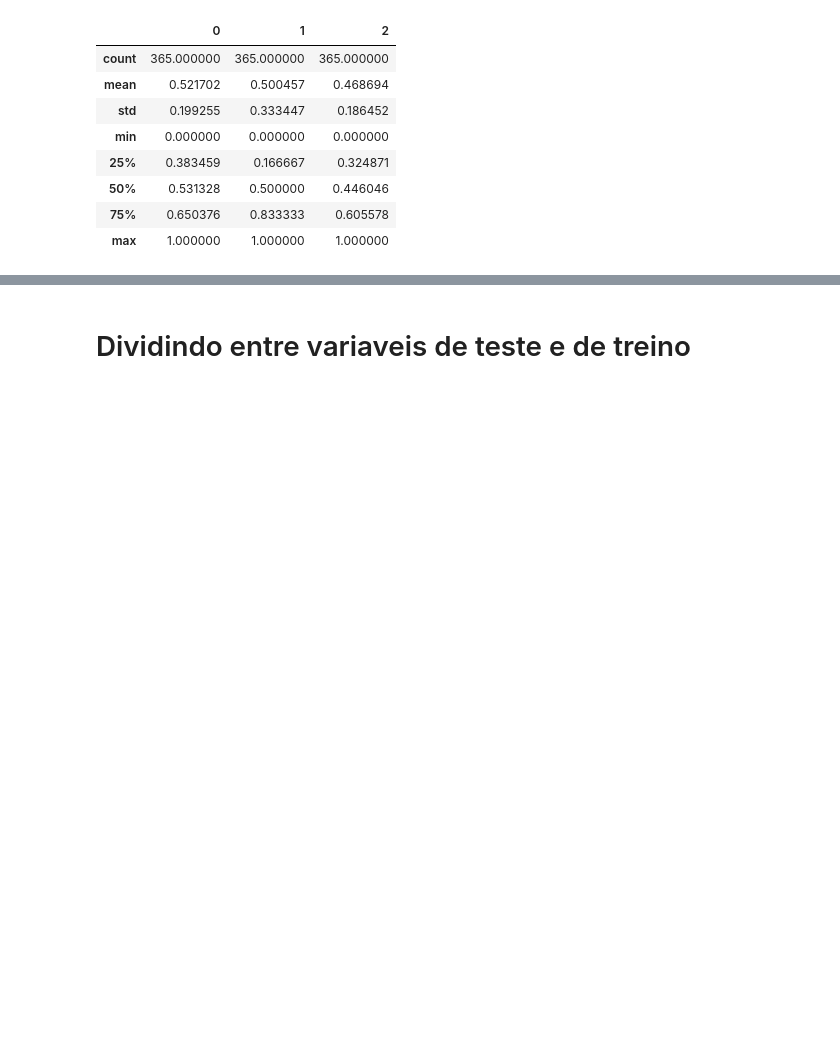
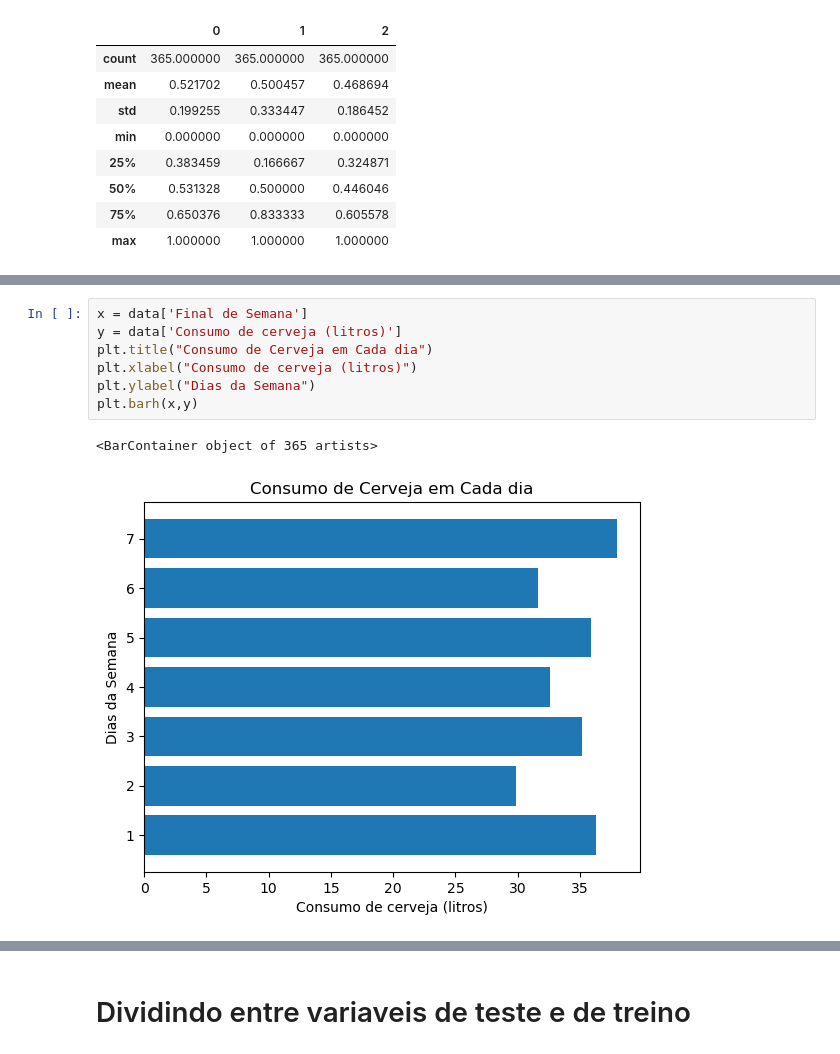
Before and after one commit to GuilhermeFusari/Primeira_Modelo_Preditivo, a Jupyter notebook: Primeiro modelo preditivo.ipynb, the cells around one changed output, grey strips where cells are left out. Drawn from its saved outputs; the diff is of its cells as text; blank space fills up the shorter version.

```diff
--- a/Primeiro modelo preditivo.ipynb
+++ b/Primeiro modelo preditivo.ipynb
@@ -120,0 +193,10 @@ df_final.describe()
+# %%
+x = data['Final de Semana']
+y = data['Consumo de cerveja (litros)']
+plt.title("Consumo de Cerveja em Cada dia")
+plt.xlabel("Consumo de cerveja (litros)")
+plt.ylabel("Dias da Semana")
+plt.barh(x,y)
+# %% [output]
+<BarContainer object of 365 artists>
+[figure, added]
```
Also changed, not shown: parts of 8 cells of this notebook.
